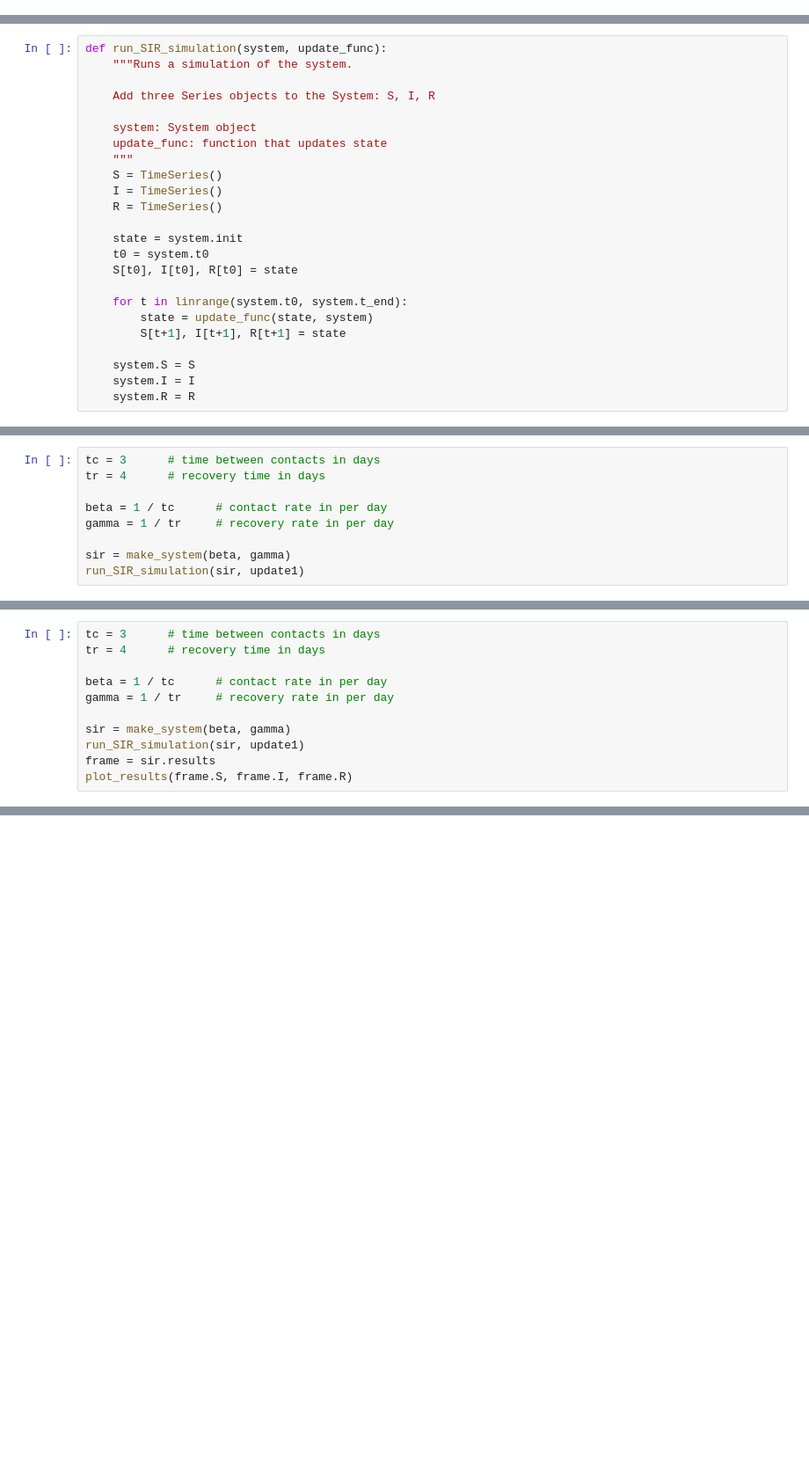
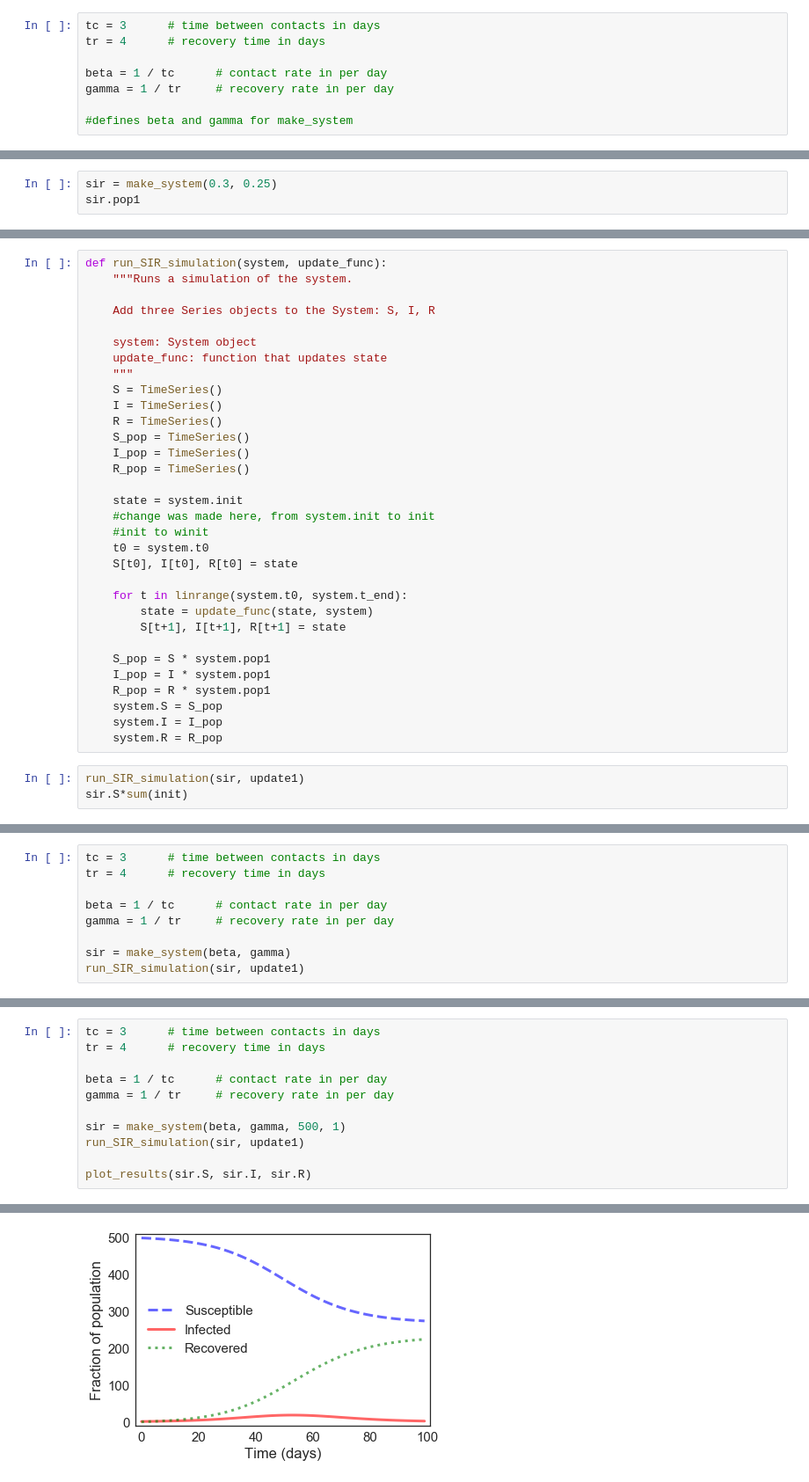
Before and after one commit to JonahSpicher/ModSimPy, a Jupyter notebook: code/Project 1.ipynb, the cells around one changed output, grey strips where cells are left out. Shown: that part at 88% size. Drawn from its saved outputs; the diff is of its cells as text; blank space fills up the shorter version.

```diff
--- a/code/Project 1.ipynb
+++ b/code/Project 1.ipynb
@@ -55 +75,9 @@ def make_system(beta, gamma):
                   beta=beta, gamma=gamma)
+# %%
+tc = 3      # time between contacts in days
+tr = 4      # recovery time in days
+
+beta = 1 / tc      # contact rate in per day
+gamma = 1 / tr     # recovery rate in per day
+
+#defines beta and gamma for make_system
@@ -55,0 +88,3 @@ def make_system(beta, gamma):
+# %%
+sir = make_system(0.3, 0.25)
+sir.pop1
@@ -65,8 +121,13 @@ def run_SIR_simulation(system, update_func):
     S = TimeSeries()
     I = TimeSeries()
     R = TimeSeries()
+    S_pop = TimeSeries()
+    I_pop = TimeSeries()
+    R_pop = TimeSeries()
 
     state = system.init
+    #change was made here, from system.init to init
+    #init to winit
     t0 = system.t0
     S[t0], I[t0], R[t0] = state
 
@@ -74,6 +135,12 @@ def run_SIR_simulation(system, update_func):
         state = update_func(state, system)
         S[t+1], I[t+1], R[t+1] = state
 
-    system.S = S
-    system.I = I
-    system.R = R
+    S_pop = S * system.pop1
+    I_pop = I * system.pop1
+    R_pop = R * system.pop1
+    system.S = S_pop
+    system.I = I_pop
+    system.R = R_pop
+# %%
+run_SIR_simulation(sir, update1)
+sir.S*sum(init)
@@ -125,8 +191,8 @@ tr = 4      # recovery time in days
 beta = 1 / tc      # contact rate in per day
 gamma = 1 / tr     # recovery rate in per day
 
-sir = make_system(beta, gamma)
+sir = make_system(beta, gamma, 500, 1)
 run_SIR_simulation(sir, update1)
-frame = sir.results
-plot_results(frame.S, frame.I, frame.R)
+
+plot_results(sir.S, sir.I, sir.R)
 # %% [output]
@@ -133,0 +199 @@ AttributeError: 'System' object has no attribute 'results'
+[figure, added]
```
Also changed, not shown: parts of 10 cells of this notebook, 3 other files.
